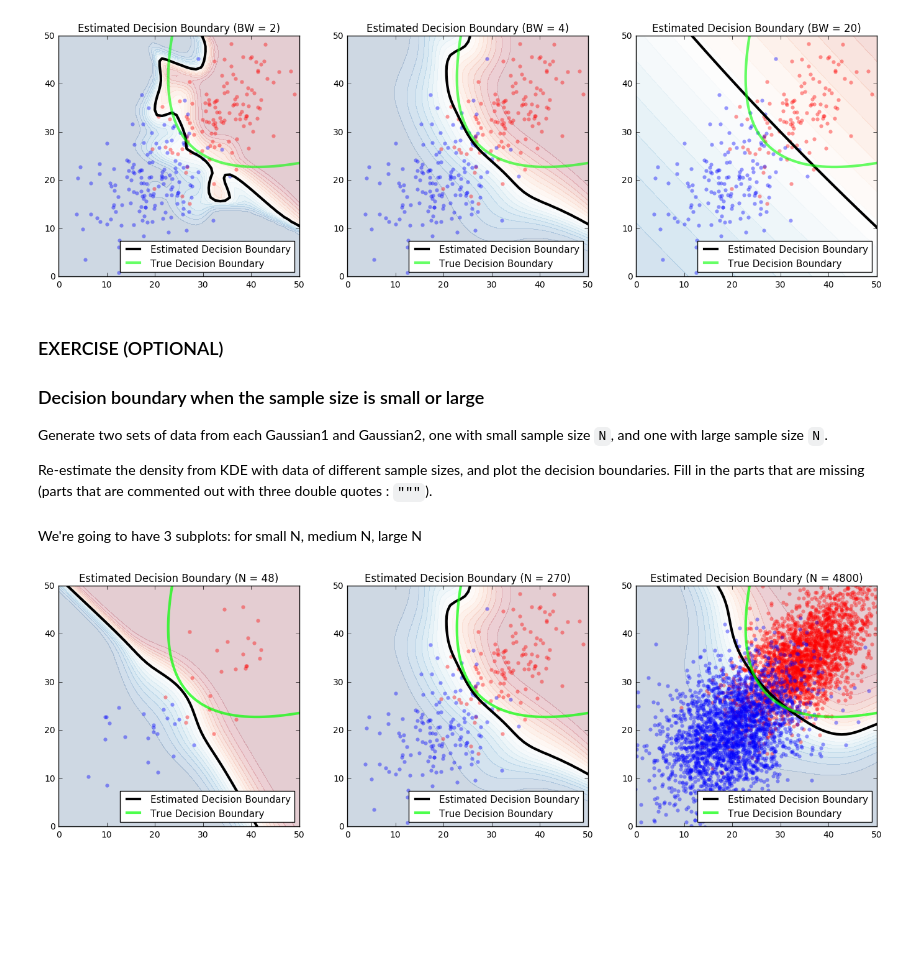
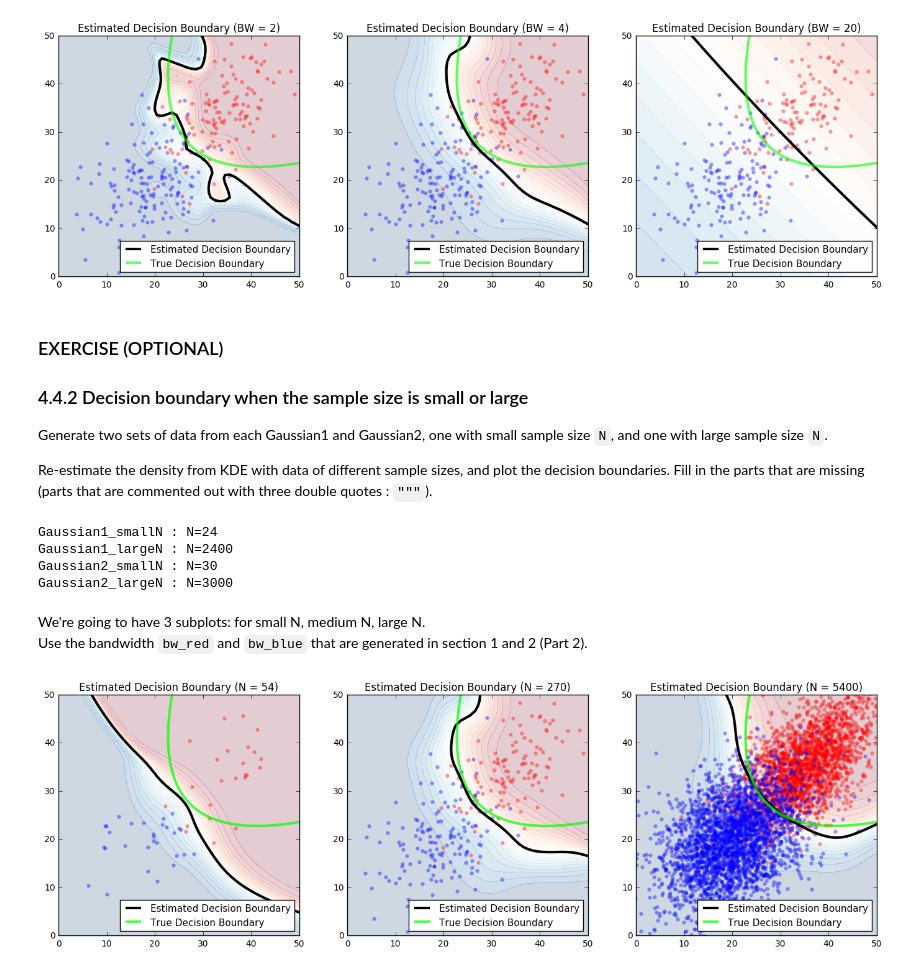
Before and after one commit to jihyunp/DIPA_KDE, a Jupyter notebook: BigDIPA_KDE_lab_with_solutions.ipynb, the cells around one changed output. Drawn from its saved outputs; the diff is of its cells as text; code cells hidden in the pictures; blank space fills up the shorter version.

```diff
--- a/BigDIPA_KDE_lab_with_solutions.ipynb
+++ b/BigDIPA_KDE_lab_with_solutions.ipynb
@@ -655,26 +715,28 @@ ax.set_ylim(0,nY)
 # %% [markdown]
 If you were able to fill in the previous part, you can use a for loop below to plot two different cases in one figure. We're going to have three subplots with small, medium, and large bandwidth. Fill in the parts that are missing (parts that are commented out with three double quotes `"""`).
 # %%
-small_bw = 2 #"""Integer value for small BW"""
+small_bw = 2#"""Integer value for small BW"""
 med_bw = 4
-large_bw = 20 # """Integer value for large BW"""
+large_bw = 20#"""Integer value for large BW"""
 bandwidth_list = [small_bw, med_bw, large_bw]
 
 fig, axs = plt.subplots(1,3, figsize=(17,5))
 
 for bw, ax in zip(bandwidth_list, axs):
 
-    p_x_red = run_kde(Gaussian1['data'], bandwidth=bw, metric='euclidean', kernel='gaussian')
-    p_x_blue = run_kde(Gaussian2['data'], bandwidth=bw, metric='euclidean', kernel='gaussian')
+    p_x_red = run_kde(Gaussian1['data'], bandwidth=bw, metric='euclidean', kernel='gaussian')#"""Fill in this part""")
+    p_x_blue = run_kde(Gaussian2['data'], bandwidth=bw, metric='euclidean', kernel='gaussian')#"""Fill in this part""")
 
     # Posterior probability
+    """Feel free to add more lines of code"""
     p_red_x_ = p_x_red * p_red
     p_blue_x_ = p_x_blue * p_blue
     denom = p_red_x_ + p_blue_x_
 
-    p_red_x = p_red_x_ / denom #"""Equation for posterior probability"""
-    p_blue_x = p_blue_x_ / denom # """Equation for posterior probability"""
+    p_red_x = p_red_x_ / denom#"""Equation for posterior probability"""
+    p_blue_x = p_blue_x_ / denom#"""Equation for posterior probability"""
 
+    # Contour plot
     levels = np.linspace(p_blue_x.min(), p_blue_x.max(), 20)
     ax.contourf(X, Y, p_blue_x, levels=levels, cmap='RdBu', alpha=0.2)
 
@@ -682,8 +744,10 @@ for bw, ax in zip(bandwidth_list, axs):
     ax.scatter(Gaussian1['data'][:,0], Gaussian1['data'][:,1], linewidth=0, color='red', alpha=0.4)
     ax.scatter(Gaussian2['data'][:,0], Gaussian2['data'][:,1], linewidth=0, color='blue', alpha=0.4)
 
+    # Estimated Decision boundary
     ax.contour(X, Y, p_red_x- p_blue_x, levels=[0.0],
                colors='black', linewidths=3)
+    # True Decision boundary
     ax.contour(X, Y, p_red_x_true- p_blue_x_true, levels=[0.0], alpha=0.6,
                colors='lime', linewidths=3, labels='True Decision Boundary')
 
@@ -695,11 +759,13 @@ for bw, ax in zip(bandwidth_list, axs):
     ax.legend(loc='lower right', fontsize=11)
     ax.set_xlim(0,nX)
     ax.set_ylim(0,nY)
+
+plt.show()
 # %% [output]
 [figure]
 # %% [markdown]
 ### EXERCISE (OPTIONAL)
-### Decision boundary when the sample size is small or large
+### 4.4.2 Decision boundary when the sample size is small or large
 
 Generate two sets of data from each Gaussian1 and Gaussian2, one with small sample size `N`, and one with large sample size `N`.
 
@@ -725,15 +791,26 @@ Gaussian1_largeN = {'mean':m, 'cov':cov, 'N':N, 'data':data}
 m = Gaussian2['mean']
 cov = Gaussian2['cov']
 
-N = Gaussian1['N'] // 5
+N = Gaussian2['N'] // 5
 data = multivariate_normal(m, cov, size=N)
 Gaussian2_smallN = {'mean':m, 'cov':cov, 'N':N, 'data':data}
 
-N = Gaussian1['N'] * 20
+N = Gaussian2['N'] * 20
 data = multivariate_normal(m, cov, size=N)
 Gaussian2_largeN = {'mean':m, 'cov':cov, 'N':N, 'data':data}
+
+print('Gaussian1_smallN : N=%d' % Gaussian1_smallN['N'])
+print('Gaussian1_largeN : N=%d' % Gaussian1_largeN['N'])
+print('Gaussian2_smallN : N=%d' % Gaussian2_smallN['N'])
+print('Gaussian2_largeN : N=%d' % Gaussian2_largeN['N'])
+# %% [output]
+Gaussian1_smallN : N=24
+Gaussian1_largeN : N=2400
+Gaussian2_smallN : N=30
+Gaussian2_largeN : N=3000
 # %% [markdown]
-We're going to have 3 subplots: for small N, medium N, large N
+We're going to have 3 subplots: for small N, medium N, large N. <br/>
+Use the bandwidth `bw_red` and `bw_blue` that are generated in section 1 and 2 (Part 2).
 # %%
 data_list = [[Gaussian1_smallN, Gaussian2_smallN],
              [Gaussian1, Gaussian2],
@@ -747,38 +824,42 @@ for Gaussians, ax in zip(data_list, axs):
     g2_data = Gaussians[1]['data']
     sample_size_N = Gaussians[0]['N'] + Gaussians[1]['N']
 
-    p_x_red = run_kde(g1_data, bandwidth=4, metric='euclidean', kernel='gaussian')#"""Fill in the parenthesis using variable g1_data""")
-    p_x_blue = run_kde(g2_data, bandwidth=4, metric='euclidean', kernel='gaussian')#"""Fill in the parenthesis using variable g2_data """)
+    p_x_red = run_kde(g1_data, bandwidth=bw_red, kernel='gaussian', metric='euclidean')
+    p_x_blue = run_kde(g2_data, bandwidth=bw_blue, kernel='gaussian', metric='euclidean')
 
     # Posterior
+    # Priors are the same as before since the sample sizes are the multiples of the original case
     p_red_x_ = p_x_red * p_red
     p_blue_x_ = p_x_blue * p_blue
     denom = p_red_x_ + p_blue_x_
 
-    p_red_x = p_red_x_ / denom #"""Equation for posterior probability"""
-    p_blue_x = p_blue_x_ / denom # """Equation for posterior probability"""
+    p_red_x = p_red_x_ / denom
+    p_blue_x = p_blue_x_ / denom
 
+    # Contour plot
     levels = np.linspace(p_blue_x.min(), p_blue_x.max(), 20)
     ax.contourf(X, Y, p_blue_x, levels=levels, cmap='RdBu', alpha=0.2)
 
     # Data points
     ax.scatter(Gaussians[0]['data'][:,0], Gaussians[0]['data'][:,1], linewidth=0, color='red', alpha=0.4)
     ax.scatter(Gaussians[1]['data'][:,0], Gaussians[1]['data'][:,1], linewidth=0, color='blue', alpha=0.4)
 
-    # Contour plot
-    ax.contour(X, Y, p_red_x- p_blue_x, levels=[0.0],
+    # Decision boundaries
+    ax.contour(X, Y, p_red_x - p_blue_x, levels=[0.0],
                colors='black', linewidths=3)
-    ax.contour(X, Y, p_red_x_true- p_blue_x_true, levels=[0.0], alpha=0.7,
+    ax.contour(X, Y, p_red_x_true - p_blue_x_true, levels=[0.0], alpha=0.7,
                colors='lime', linewidths=3, labels='True Decision Boundary')
 
     ax.set_title('Estimated Decision Boundary (N = %d)' % sample_size_N)
 
     # Below lines are for the legend creation.
     ax.plot([],[], color='black', linewidth=3, label='Estimated Decision Boundary')
     ax.plot([],[], color='lime', linewidth=3, alpha=0.7, label='True Decision Boundary')
     ax.legend(loc='lower right', fontsize=11)
 
     ax.set_xlim(0,nX)
     ax.set_ylim(0,nY)
+
+plt.show()
 # %% [output]
-[figure, old version]
+[figure, new version]
```
Also changed, not shown: parts of 43 cells of this notebook, 1 other file.
